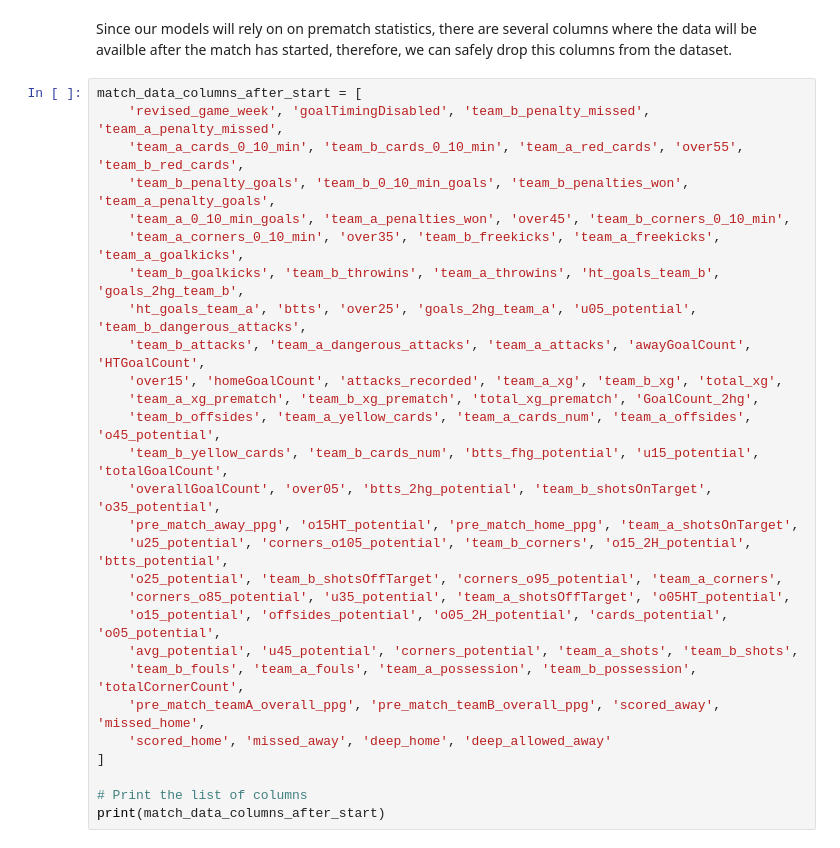
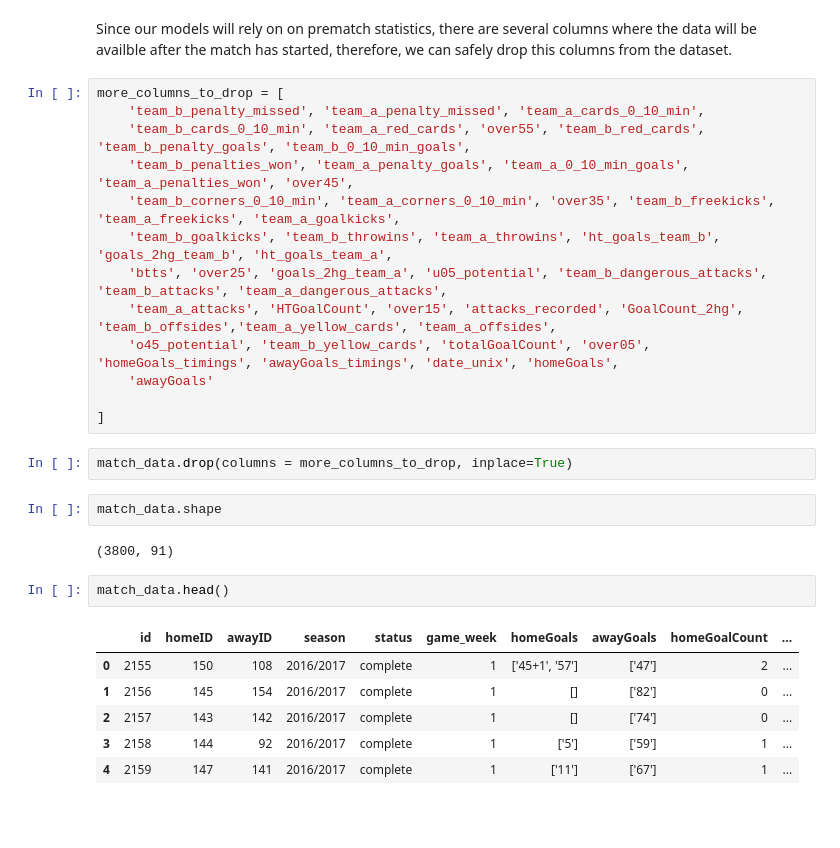
Before and after one commit to waynekipngeno/capstone_project, a Jupyter notebook: index.ipynb, the cells around one changed output. Drawn from its saved outputs; the diff is of its cells as text; blank space fills up the shorter version.

```diff
--- a/index.ipynb
+++ b/index.ipynb
@@ -1132,30 +1130,30 @@ sorted_data_zero_counts
 # %% [markdown]
 Since our models will rely on on prematch statistics, there are several columns where the data will be availble after the match has started, therefore, we can safely drop this columns from the dataset.
 # %%
-match_data_columns_after_start = [
-    'revised_game_week', 'goalTimingDisabled', 'team_b_penalty_missed', 'team_a_penalty_missed',
-    'team_a_cards_0_10_min', 'team_b_cards_0_10_min', 'team_a_red_cards', 'over55', 'team_b_red_cards',
-    'team_b_penalty_goals', 'team_b_0_10_min_goals', 'team_b_penalties_won', 'team_a_penalty_goals',
-    'team_a_0_10_min_goals', 'team_a_penalties_won', 'over45', 'team_b_corners_0_10_min',
-    'team_a_corners_0_10_min', 'over35', 'team_b_freekicks', 'team_a_freekicks', 'team_a_goalkicks',
-    'team_b_goalkicks', 'team_b_throwins', 'team_a_throwins', 'ht_goals_team_b', 'goals_2hg_team_b',
-    'ht_goals_team_a', 'btts', 'over25', 'goals_2hg_team_a', 'u05_potential', 'team_b_dangerous_attacks',
-    'team_b_attacks', 'team_a_dangerous_attacks', 'team_a_attacks', 'awayGoalCount', 'HTGoalCount',
-    'over15', 'homeGoalCount', 'attacks_recorded', 'team_a_xg', 'team_b_xg', 'total_xg',
-    'team_a_xg_prematch', 'team_b_xg_prematch', 'total_xg_prematch', 'GoalCount_2hg',
-    'team_b_offsides', 'team_a_yellow_cards', 'team_a_cards_num', 'team_a_offsides', 'o45_potential',
-    'team_b_yellow_cards', 'team_b_cards_num', 'btts_fhg_potential', 'u15_potential', 'totalGoalCount',
-    'overallGoalCount', 'over05', 'btts_2hg_potential', 'team_b_shotsOnTarget', 'o35_potential',
-    'pre_match_away_ppg', 'o15HT_potential', 'pre_match_home_ppg', 'team_a_shotsOnTarget',
-    'u25_potential', 'corners_o105_potential', 'team_b_corners', 'o15_2H_potential', 'btts_potential',
-    'o25_potential', 'team_b_shotsOffTarget', 'corners_o95_potential', 'team_a_corners',
-    'corners_o85_potential', 'u35_potential', 'team_a_shotsOffTarget', 'o05HT_potential',
-    'o15_potential', 'offsides_potential', 'o05_2H_potential', 'cards_potential', 'o05_potential',
-    'avg_potential', 'u45_potential', 'corners_potential', 'team_a_shots', 'team_b_shots',
-    'team_b_fouls', 'team_a_fouls', 'team_a_possession', 'team_b_possession', 'totalCornerCount',
-    'pre_match_teamA_overall_ppg', 'pre_match_teamB_overall_ppg', 'scored_away', 'missed_home',
-    'scored_home', 'missed_away', 'deep_home', 'deep_allowed_away'
+more_columns_to_drop = [
+    'team_b_penalty_missed', 'team_a_penalty_missed', 'team_a_cards_0_10_min',
+    'team_b_cards_0_10_min', 'team_a_red_cards', 'over55', 'team_b_red_cards', 'team_b_penalty_goals', 'team_b_0_10_min_goals',
+    'team_b_penalties_won', 'team_a_penalty_goals', 'team_a_0_10_min_goals', 'team_a_penalties_won', 'over45',
+    'team_b_corners_0_10_min', 'team_a_corners_0_10_min', 'over35', 'team_b_freekicks', 'team_a_freekicks', 'team_a_goalkicks',
+    'team_b_goalkicks', 'team_b_throwins', 'team_a_throwins', 'ht_goals_team_b', 'goals_2hg_team_b', 'ht_goals_team_a',
+    'btts', 'over25', 'goals_2hg_team_a', 'u05_potential', 'team_b_dangerous_attacks', 'team_b_attacks', 'team_a_dangerous_attacks',
+    'team_a_attacks', 'HTGoalCount', 'over15', 'attacks_recorded', 'GoalCount_2hg', 'team_b_offsides','team_a_yellow_cards', 'team_a_offsides',
+    'o45_potential', 'team_b_yellow_cards', 'totalGoalCount', 'over05', 'homeGoals_timings', 'awayGoals_timings', 'date_unix', 'homeGoals',
+    'awayGoals'
+
 ]
-
-# Print the list of columns
-print(match_data_columns_after_start)
+# %%
+match_data.drop(columns = more_columns_to_drop, inplace=True)
+# %%
+match_data.shape
+# %% [output]
+(3800, 91)
+# %%
+match_data.head()
+# %% [output]
+|  | id | homeID | awayID | season | status | game_week | homeGoals | awayGoals | homeGoalCount | ... |
+| 0 | 2155 | 150 | 108 | 2016/2017 | complete | 1 | ['45+1', '57'] | ['47'] | 2 | ... |
+| 1 | 2156 | 145 | 154 | 2016/2017 | complete | 1 | [] | ['82'] | 0 | ... |
+| 2 | 2157 | 143 | 142 | 2016/2017 | complete | 1 | [] | ['74'] | 0 | ... |
+| 3 | 2158 | 144 | 92 | 2016/2017 | complete | 1 | ['5'] | ['59'] | 1 | ... |
+| 4 | 2159 | 147 | 141 | 2016/2017 | complete | 1 | ['11'] | ['67'] | 1 | ... |
```
Also changed, not shown: parts of 4 cells of this notebook, 7 other files.
